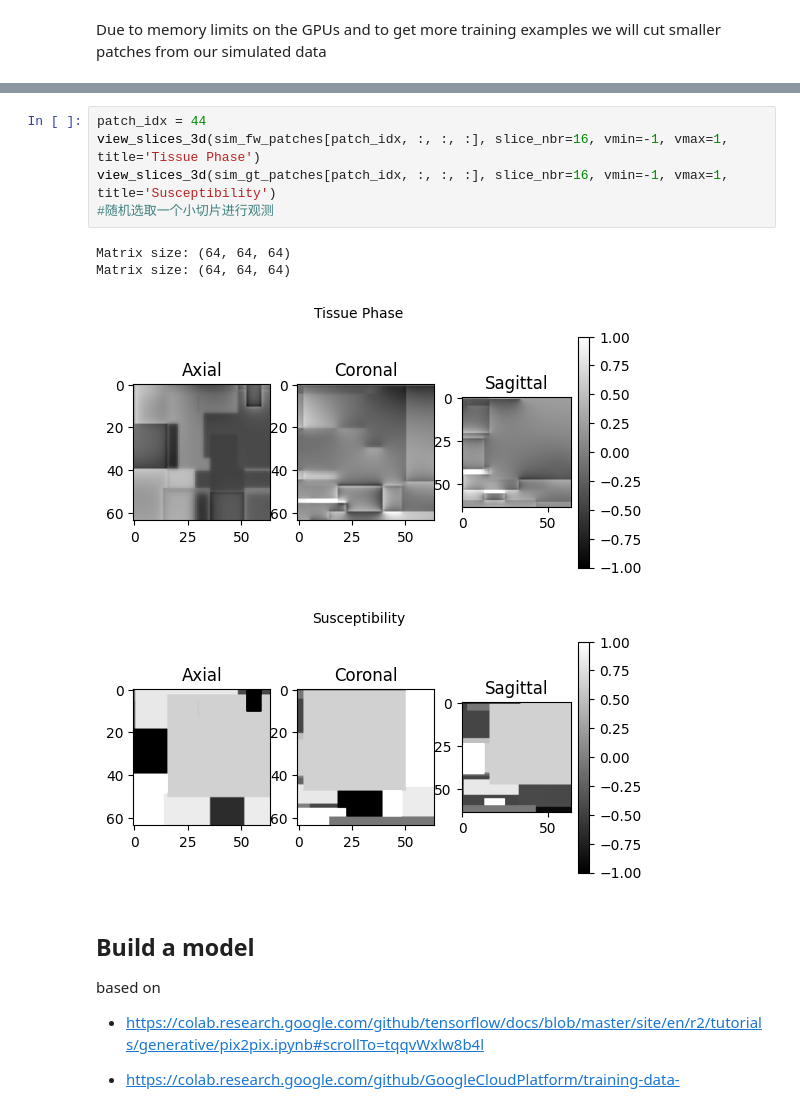
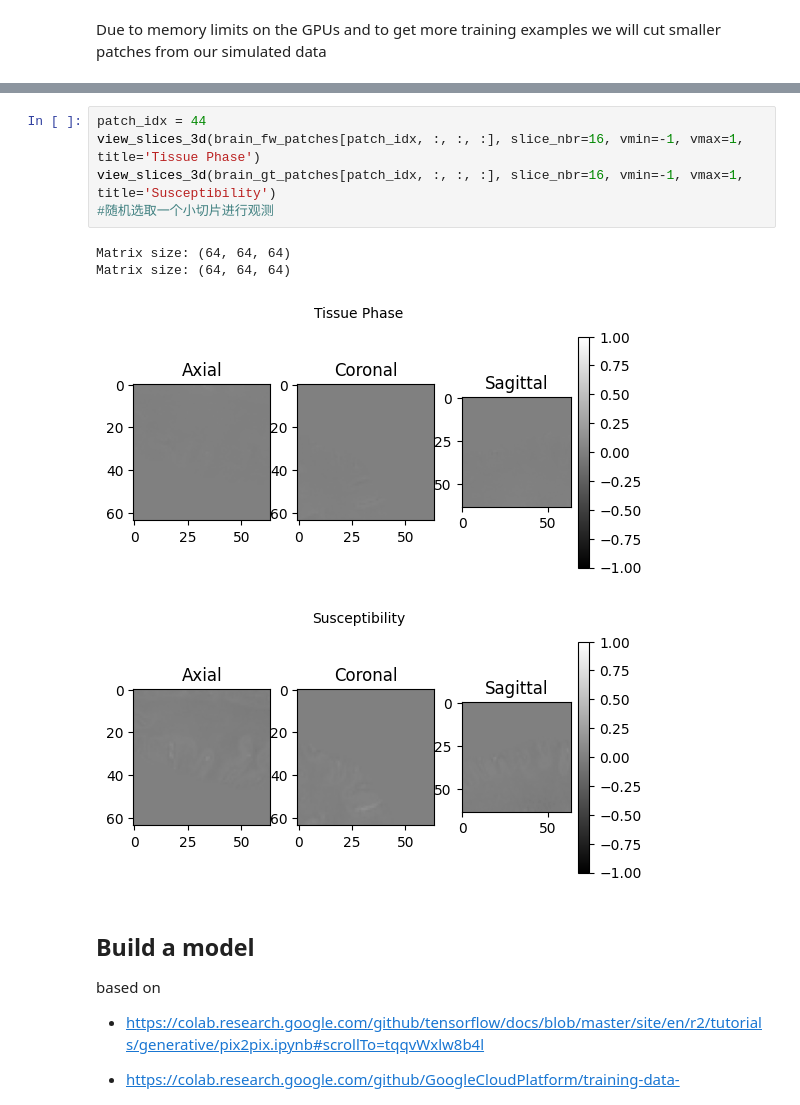
Before and after one commit to JunXinVan/Dynamic-workload-allocation-mechanism-for-content-moderatorss, a Jupyter notebook: “Steffen_Bollman_Deep_learning_QSM_tutorial_OHBM_ipynb”的副本.ipynb, the cells around one changed output, grey strips where cells are left out. Cells and saved outputs as stored; diff of their text form.

```diff
--- a/“Steffen_Bollman_Deep_learning_QSM_tutorial_OHBM_ipynb”的副本.ipynb
+++ b/“Steffen_Bollman_Deep_learning_QSM_tutorial_OHBM_ipynb”的副本.ipynb
@@ -259,13 +265,13 @@ for patch_idx in range(patches_total):
 # %%
 patch_idx = 44
-view_slices_3d(sim_fw_patches[patch_idx, :, :, :], slice_nbr=16, vmin=-1, vmax=1, title='Tissue Phase')
-view_slices_3d(sim_gt_patches[patch_idx, :, :, :], slice_nbr=16, vmin=-1, vmax=1, title='Susceptibility')
+view_slices_3d(brain_fw_patches[patch_idx, :, :, :], slice_nbr=16, vmin=-1, vmax=1, title='Tissue Phase')
+view_slices_3d(brain_gt_patches[patch_idx, :, :, :], slice_nbr=16, vmin=-1, vmax=1, title='Susceptibility')
 #随机选取一个小切片进行观测
 # %% [output]
 Matrix size: (64, 64, 64)
 Matrix size: (64, 64, 64)
-[figure, old version]
+[figure, new version]
-[figure, old version]
+[figure, new version]
 # %% [markdown]
 ## Build a model
 based on
```
Also changed, not shown: parts of 31 cells of this notebook.
